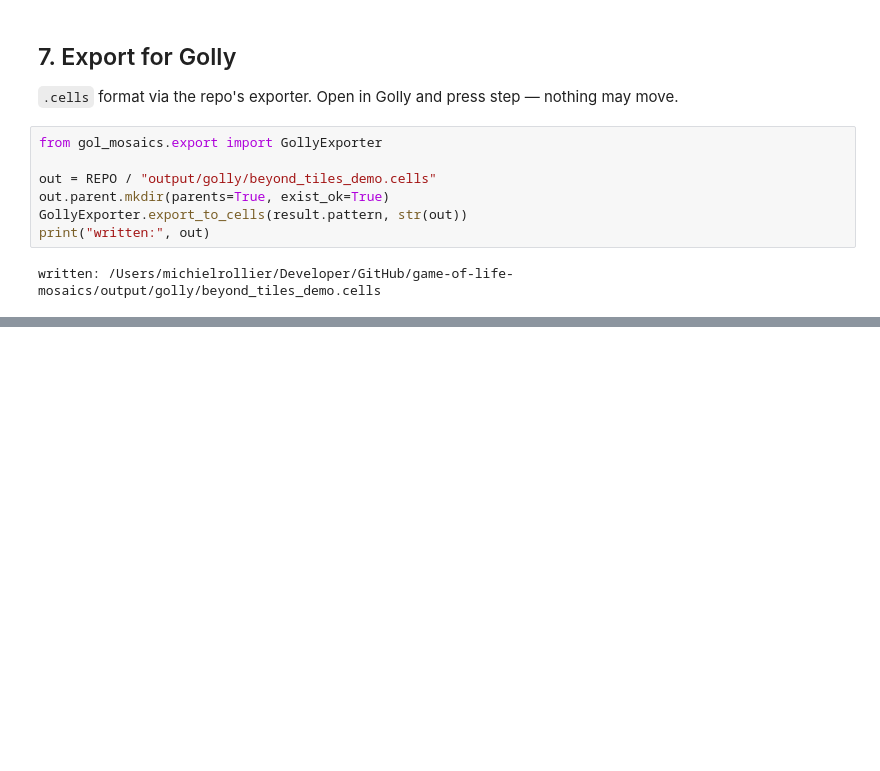
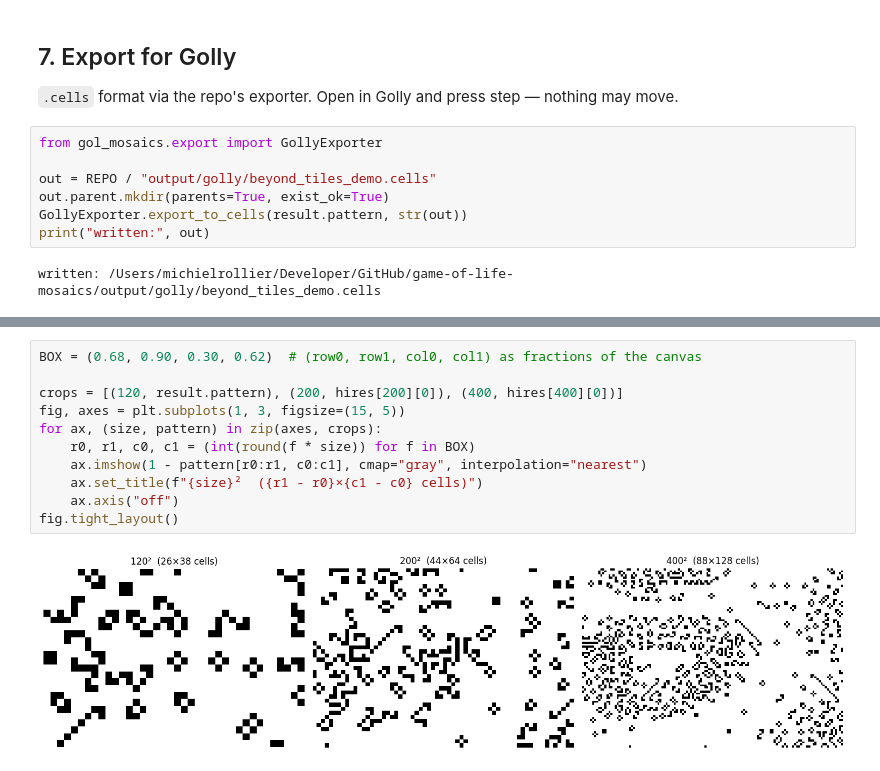
Before and after one commit to mrollier/game-of-life-mosaics, a Jupyter notebook: notebooks/beyond_tiles.ipynb, the cells around one changed output, grey strips where cells are left out. Cells and saved outputs as stored; diff of their text form; blank space fills up the shorter version.

```diff
--- a/notebooks/beyond_tiles.ipynb
+++ b/notebooks/beyond_tiles.ipynb
@@ -190,0 +253,13 @@ written: /Users/michielrollier/Developer/GitHub/game-of-life-mosaics/output/goll
+# %%
+BOX = (0.68, 0.90, 0.30, 0.62)  # (row0, row1, col0, col1) as fractions of the canvas
+
+crops = [(120, result.pattern), (200, hires[200][0]), (400, hires[400][0])]
+fig, axes = plt.subplots(1, 3, figsize=(15, 5))
+for ax, (size, pattern) in zip(axes, crops):
+    r0, r1, c0, c1 = (int(round(f * size)) for f in BOX)
+    ax.imshow(1 - pattern[r0:r1, c0:c1], cmap="gray", interpolation="nearest")
+    ax.set_title(f"{size}²  ({r1 - r0}×{c1 - c0} cells)")
+    ax.axis("off")
+fig.tight_layout()
+# %% [output]
+[figure, added]
```
Also changed, not shown: parts of 13 cells of this notebook, 11 other files.
